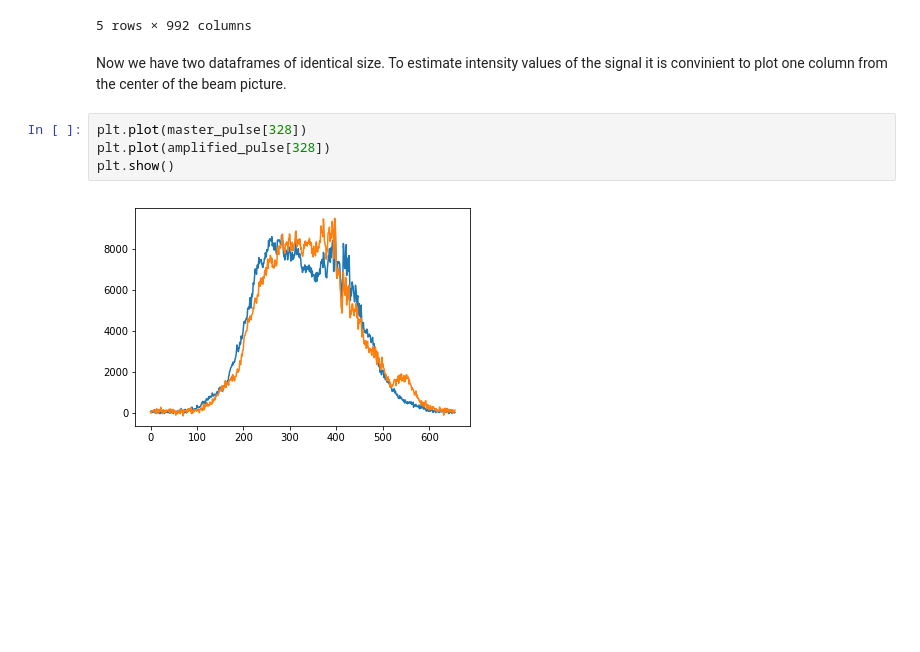
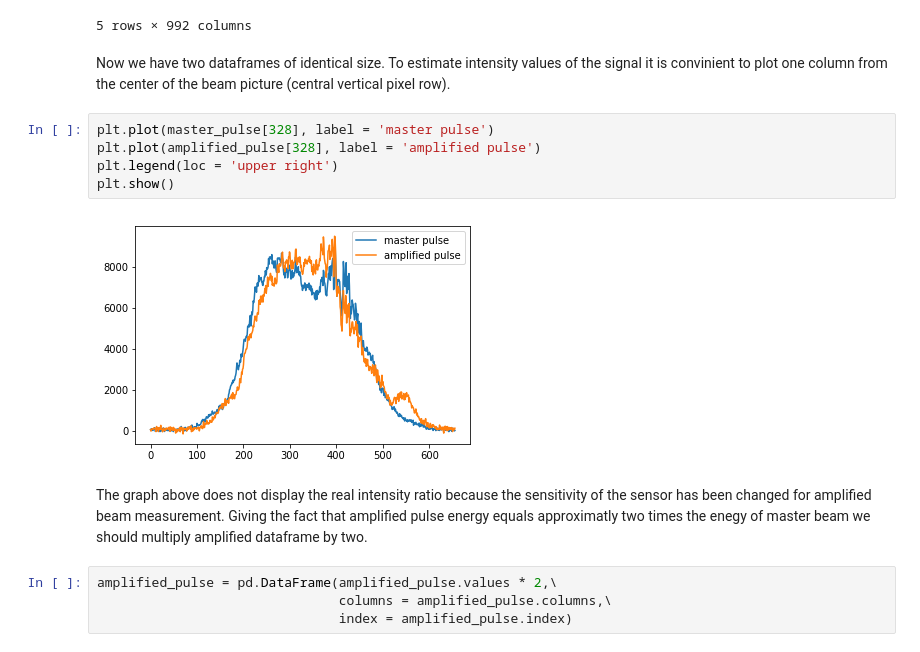
Before and after one commit to lepchenkov/Laser_amplification_mapper, a Jupyter notebook: Beam_Intensity_Analisys.ipynb, the cells around one changed output. Saved outputs shown, nothing was run; the diff lists cells and outputs as text; blank space fills up the shorter version.

Commit message:
multiply amplified dataframe by two

```diff
--- a/Beam_Intensity_Analisys.ipynb
+++ b/Beam_Intensity_Analisys.ipynb
@@ -74,10 +74,17 @@ The dimensions of the dataframe is (656, 993)
 | 4 | 78.828125 | 30.796875 | -77.906250 | -89.546875 | 70.609375 | 79.171875 | 1.203125 | -89.000000 | -102.546875 | 27.937500 | ... | ... |
 5 rows × 992 columns
 # %% [markdown]
-<p>Now we have two dataframes of identical size. To estimate intensity values of the signal it is convinient to plot one column from the center of the beam picture.</p>
+<p>Now we have two dataframes of identical size. To estimate intensity values of the signal it is convinient to plot one column from the center of the beam picture (central vertical pixel row).</p>
 # %%
-plt.plot(master_pulse[328])
-plt.plot(amplified_pulse[328])
+plt.plot(master_pulse[328], label = 'master pulse')
+plt.plot(amplified_pulse[328], label = 'amplified pulse')
+plt.legend(loc = 'upper right')
 plt.show()
 # %% [output]
-[figure, old version]
+[figure, new version]
+# %% [markdown]
+<p>The graph above does not display the real intensity ratio because the sensitivity of the sensor has been changed for amplified beam measurement. Giving the fact that amplified pulse energy equals approximatly two times the enegy of master beam we should multiply amplified dataframe by two.</p>
+# %%
+amplified_pulse = pd.DataFrame(amplified_pulse.values * 2,\
+                               columns = amplified_pulse.columns,\
+                               index = amplified_pulse.index)
```
Also changed, not shown: parts of 2 cells of this notebook.
